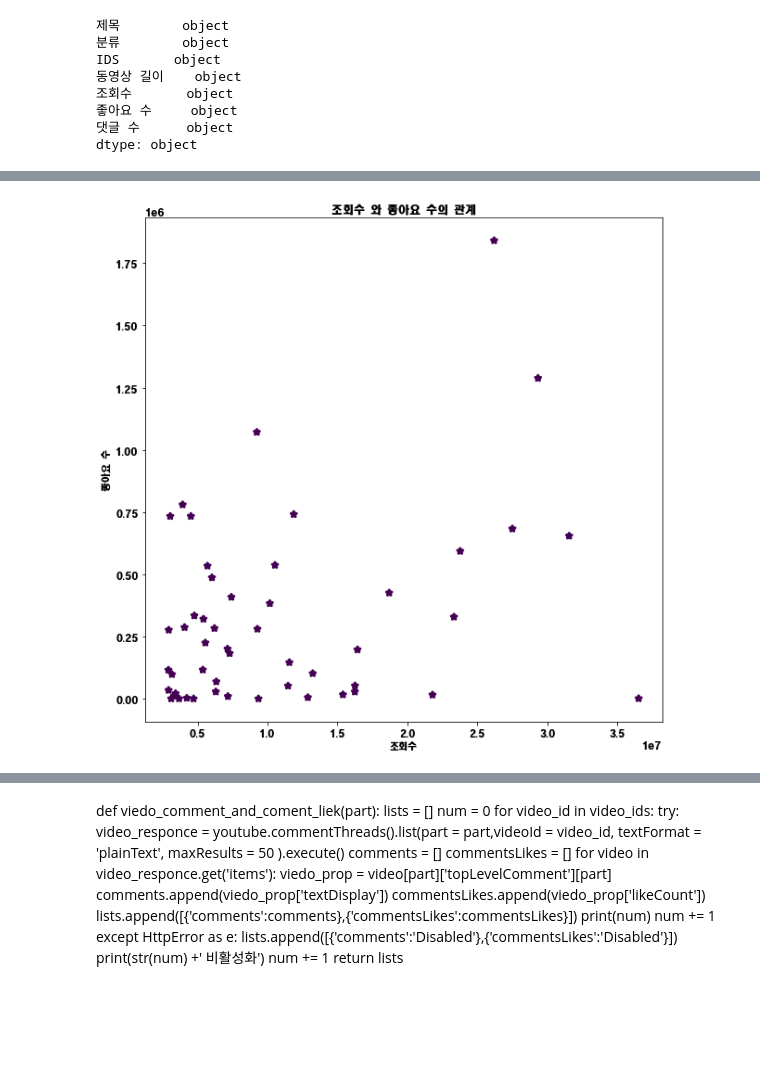
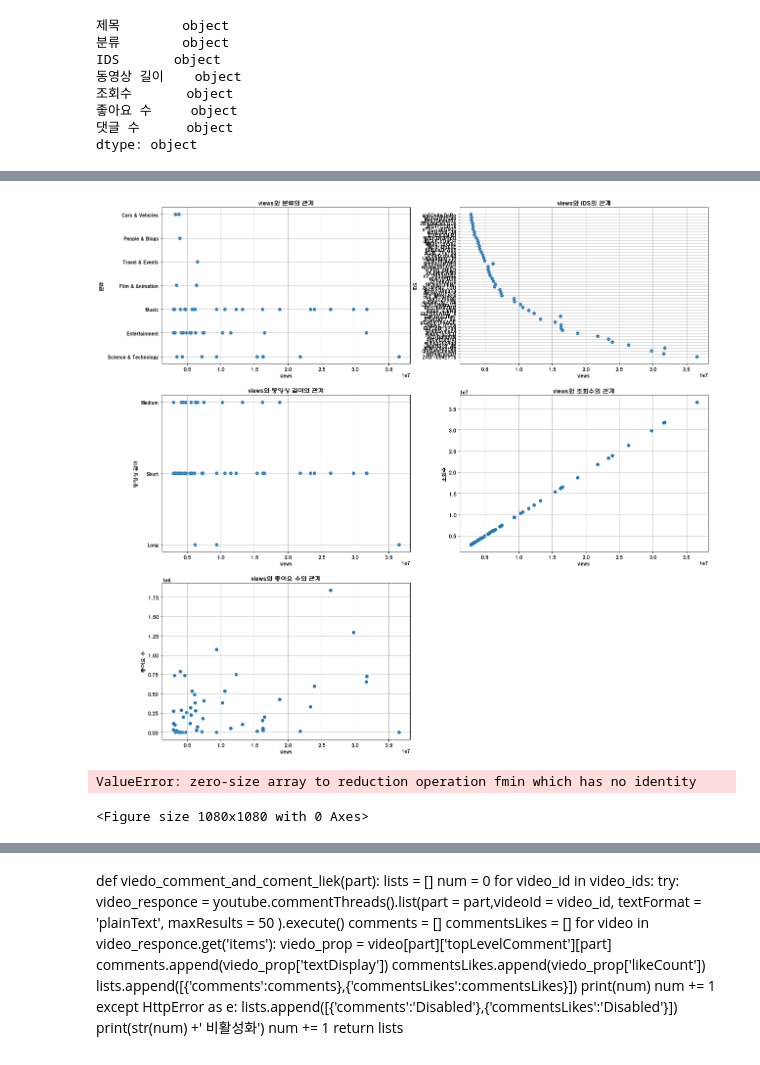
Before and after one commit to C-H2Baek/C-H2Baek, a Jupyter notebook: My Project/Python/Big Data/Youtube Project/YouTube API.ipynb, the cells around one changed output, grey strips where cells are left out. Cells and saved outputs as stored; diff of their text form; code cells hidden in the pictures; blank space fills up the shorter version.

```diff
--- a/My Project/Python/Big Data/Youtube Project/YouTube API.ipynb
+++ b/My Project/Python/Big Data/Youtube Project/YouTube API.ipynb
@@ -251,20 +250,25 @@ y
 # %%
-plt.figure(figsize = (10, 10))
+plt.figure(figsize = (20, 20))
 
-colors = np.random.rand(50)
-plt.title("조회수 와 {}의 관계".format(df.describe().columns[i]))
-plt.xlabel("조회수")
-plt.ylabel("좋아요 수")
-
-plt.scatter(x = x,
-           y = y,
-          marker = "*",
-          vmax = 500,
-          linewidth=3,
-          c=colors)
-plt.show()
+for i in range(1, len(df.describe().columns) - 1 ):
+    plt.subplot(3, 2, i)
+    plt.title("views와 {}의 관계".format(df.describe().columns[i]))
+    plt.xlabel("views")
+    plt.ylabel(df.describe().columns[i])
+    plt.scatter(x = df["조회수"], y = df[df.describe().columns[i]])
+    plt.grid()
 # %% [output]
-[figure, old version]
+[figure, new version]
+# %%
+plt.figure(figsize = (15,15))
+sns.heatmap(data = df.loc[df["조회수"] <= 1000].corr(method="pearson"),
+            annot = True,
+            fmt = ".2f",
+            linewidths = .5,
+            cmap = "Blues");
+# %% [output]
+ValueError: zero-size array to reduction operation fmin which has no identity
+<Figure size 1080x1080 with 0 Axes>
 # %%
 sns.displot(x=video_viewCounts, y=video_likes,
             data=df)
```
Also changed, not shown: parts of 26 cells of this notebook, 13 other files.
